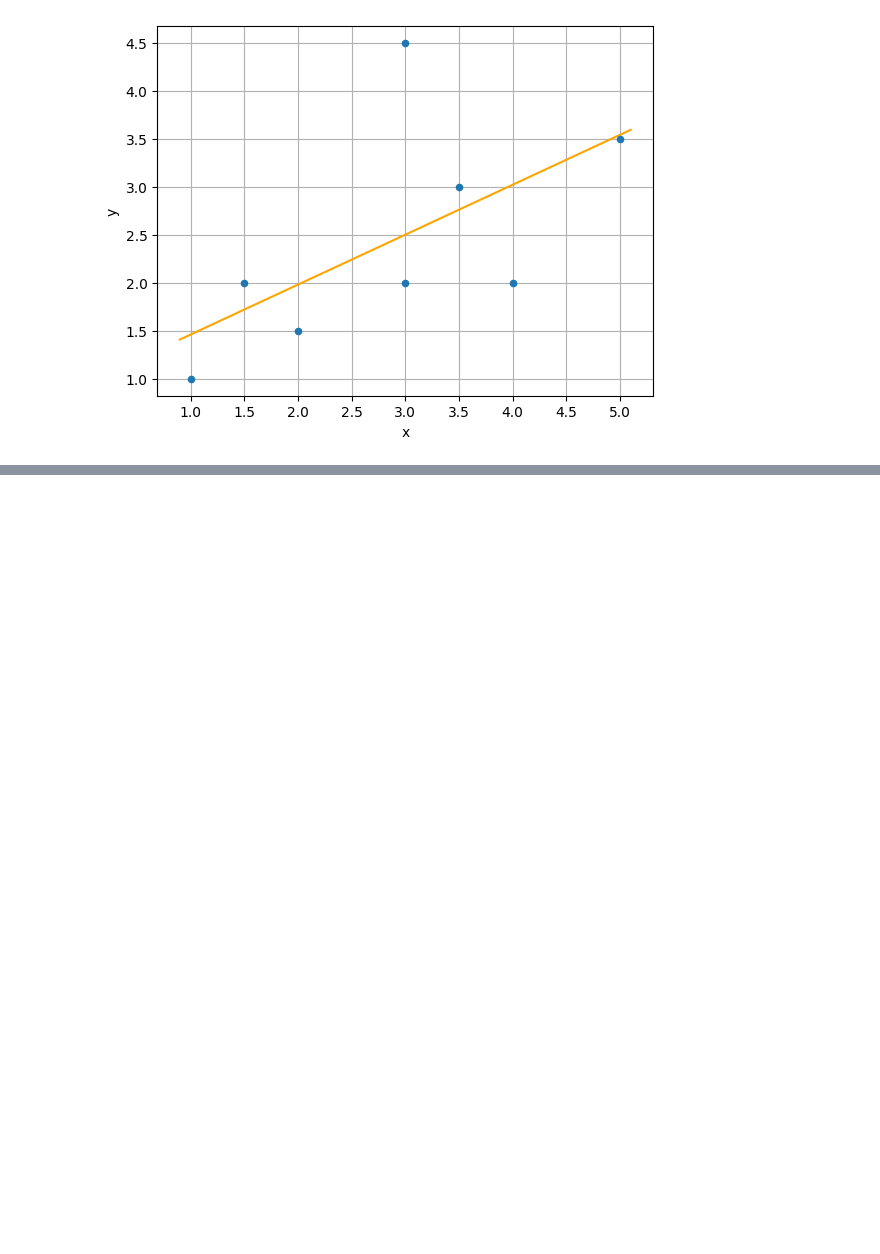
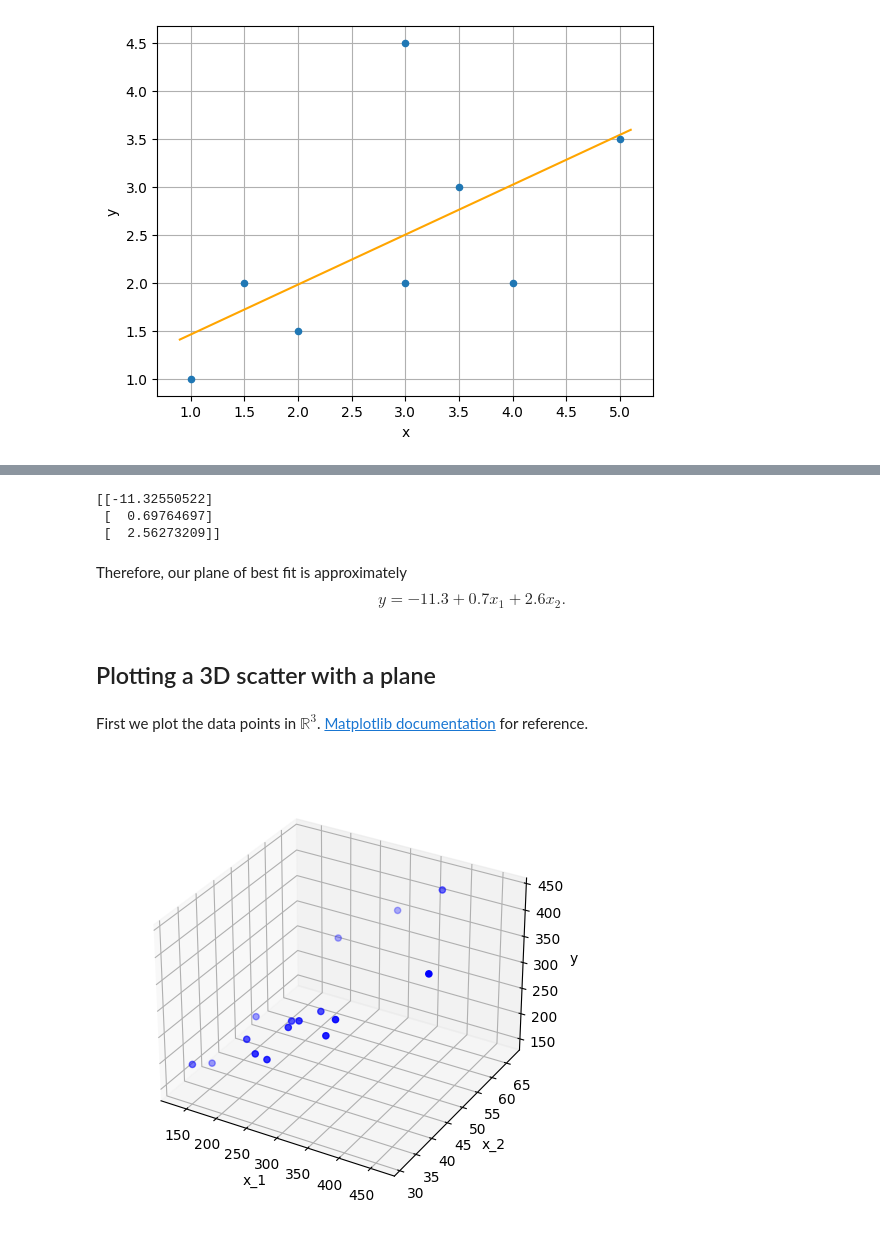
Before and after one commit to joshmaglione/CS4102-Jupyter, a Jupyter notebook: Week2.ipynb, the cells around one changed output, grey strips where cells are left out. Saved outputs shown, nothing was run; the diff lists cells and outputs as text; code cells hidden in the pictures; blank space fills up the shorter version.

Commit message:
Minor edits - added another question to README - ex2 data - More comments to Week1 - Writing Week2

```diff
--- a/Week2.ipynb
+++ b/Week2.ipynb
@@ -131,0 +135,3 @@ plt.show()
+# %%
+df = pd.read_csv("data/ex2.csv")
+print(df)
@@ -131,0 +216,26 @@ plt.show()
+# %%
+B = np.linalg.inv(X.T @ X) @ X.T @ Y
+print(B)
+# %% [output]
+[[-11.32550522]
+ [  0.69764697]
+ [  2.56273209]]
+# %% [markdown]
+Therefore, our plane of best fit is approximately
+$$
+    y = -11.3 + 0.7x_1 + 2.6x_2.
+$$
+# %% [markdown]
+## Plotting a 3D scatter with a plane
+# %% [markdown]
+First we plot the data points in $\mathbb{R}^3$. [Matplotlib documentation](https://matplotlib.org/stable/gallery/mplot3d/scatter3d.html) for reference.
+# %%
+fig = plt.figure(figsize=(10,6))
+ax = fig.add_subplot(projection='3d')
+ax.scatter(df["x_i1"], df["x_i2"], df["y_i"], c="blue")
+ax.set_xlabel("x_1")
+ax.set_ylabel("x_2")
+ax.set_zlabel("y")
+ax.set_box_aspect(aspect=None, zoom=0.9)
+# %% [output]
+[figure, added]
```
Also changed, not shown: parts of 8 cells of this notebook, 3 other files.
